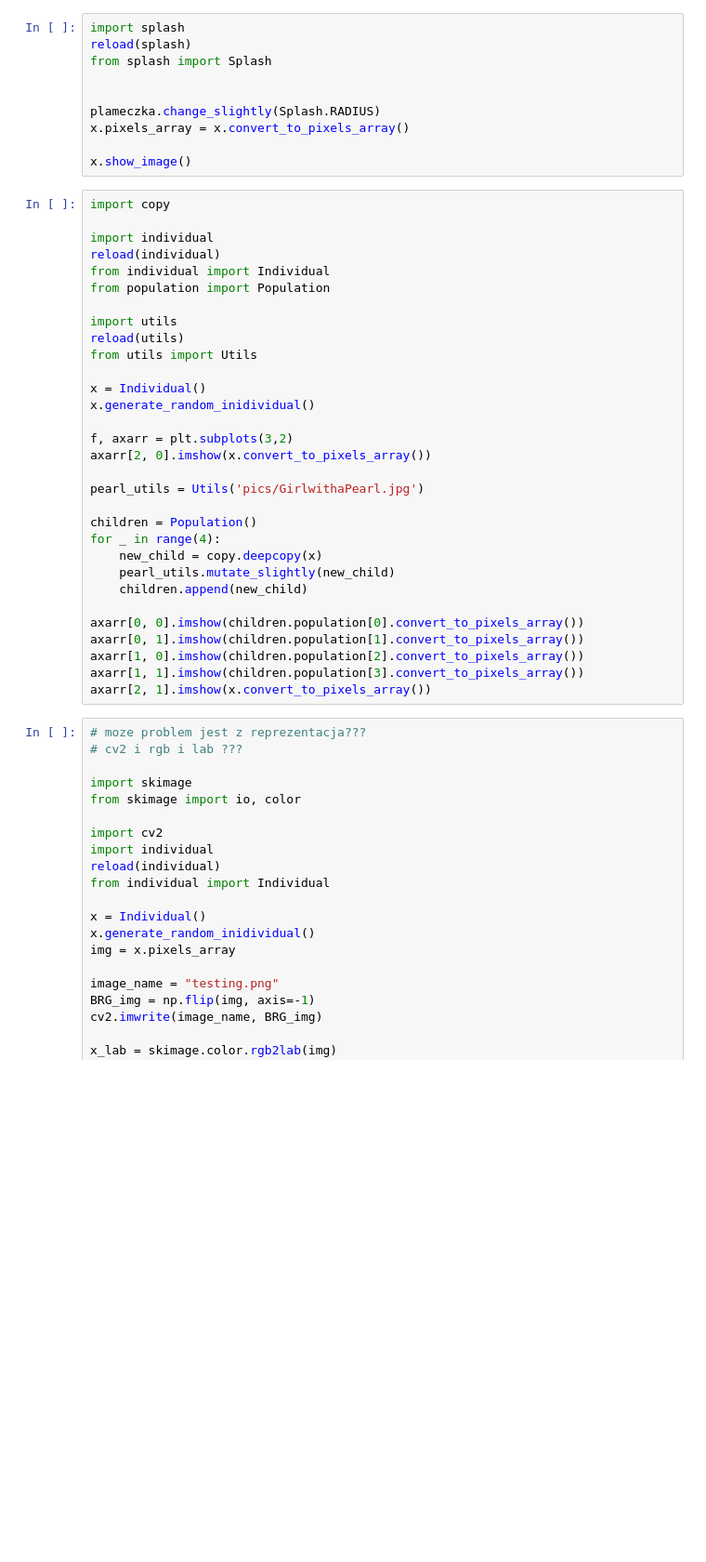
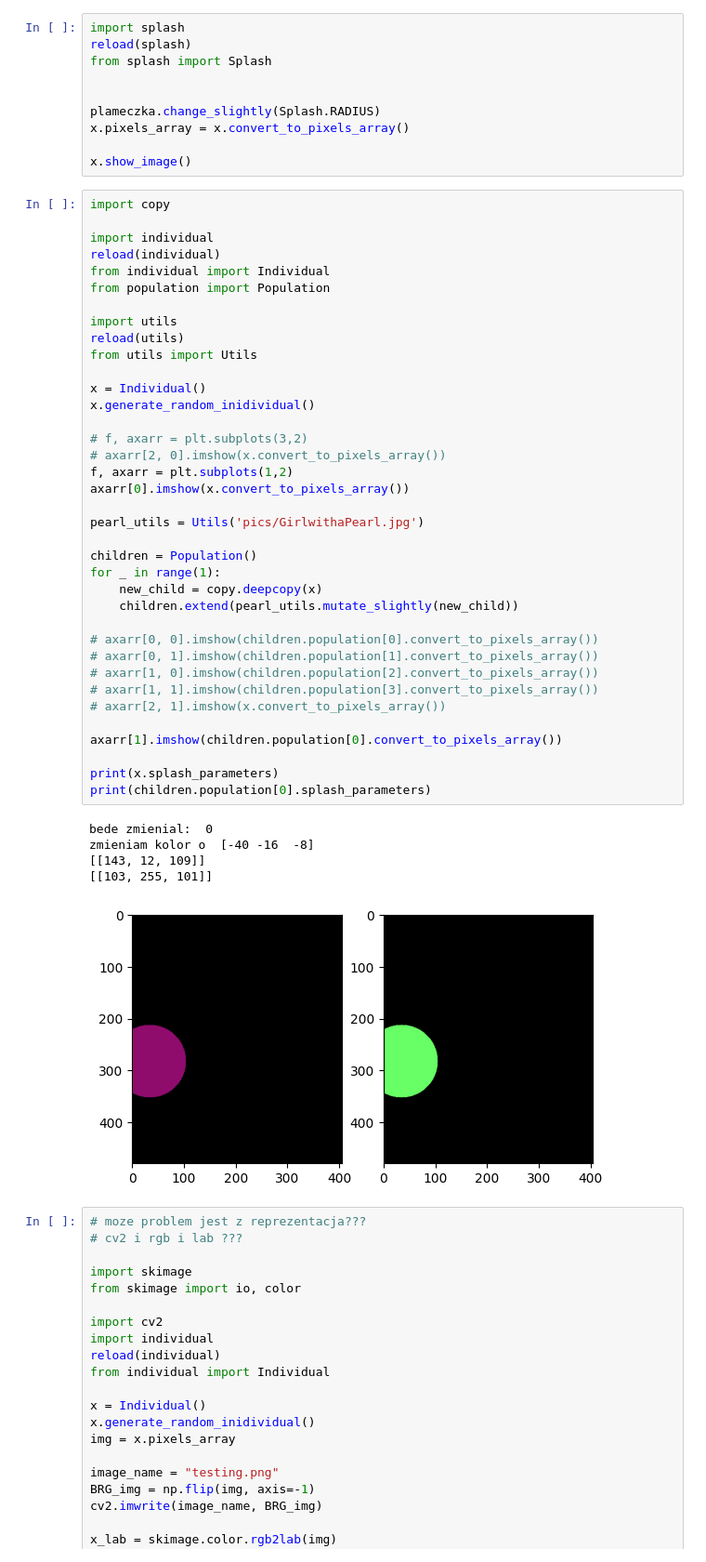
Before and after one commit to michalfica/algorytmy-ewolucyjne---projekt-, a Jupyter notebook: projekt/testing.ipynb, the cells around one changed output. Shown: that part at 93% size. Cells and saved outputs as stored; diff of their text form; blank space fills up the shorter version.

Commit message:
wymuszenie dobrych kolorow - srednia

```diff
--- a/projekt/testing.ipynb
+++ b/projekt/testing.ipynb
@@ -160,34 +129,46 @@ x.show_image()
 # %%
 import copy
 
 import individual
 reload(individual)
 from individual import Individual
 from population import Population
 
 import utils
 reload(utils)
 from utils import Utils
 
 x = Individual()
 x.generate_random_inidividual()
 
-f, axarr = plt.subplots(3,2)
-axarr[2, 0].imshow(x.convert_to_pixels_array())
+# f, axarr = plt.subplots(3,2)
+# axarr[2, 0].imshow(x.convert_to_pixels_array())
+f, axarr = plt.subplots(1,2)
+axarr[0].imshow(x.convert_to_pixels_array())
 
 pearl_utils = Utils('pics/GirlwithaPearl.jpg')
 
 children = Population()
-for _ in range(4):
+for _ in range(1):
     new_child = copy.deepcopy(x)
-    pearl_utils.mutate_slightly(new_child)
-    children.append(new_child)
+    children.extend(pearl_utils.mutate_slightly(new_child))
 
-axarr[0, 0].imshow(children.population[0].convert_to_pixels_array())
-axarr[0, 1].imshow(children.population[1].convert_to_pixels_array())
-axarr[1, 0].imshow(children.population[2].convert_to_pixels_array())
-axarr[1, 1].imshow(children.population[3].convert_to_pixels_array())
-axarr[2, 1].imshow(x.convert_to_pixels_array())
+# axarr[0, 0].imshow(children.population[0].convert_to_pixels_array())
+# axarr[0, 1].imshow(children.population[1].convert_to_pixels_array())
+# axarr[1, 0].imshow(children.population[2].convert_to_pixels_array())
+# axarr[1, 1].imshow(children.population[3].convert_to_pixels_array())
+# axarr[2, 1].imshow(x.convert_to_pixels_array())
+
+axarr[1].imshow(children.population[0].convert_to_pixels_array())
+
+print(x.splash_parameters)
+print(children.population[0].splash_parameters)
+# %% [output]
+bede zmienial:  0
+zmieniam kolor o  [-40 -16  -8]
+[[143, 12, 109]]
+[[103, 255, 101]]
+[figure, added]
 # %%
 # moze problem jest z reprezentacja???
 # cv2 i rgb i lab ???
```
Also changed, not shown: parts of 17 cells of this notebook, 4 other files.
